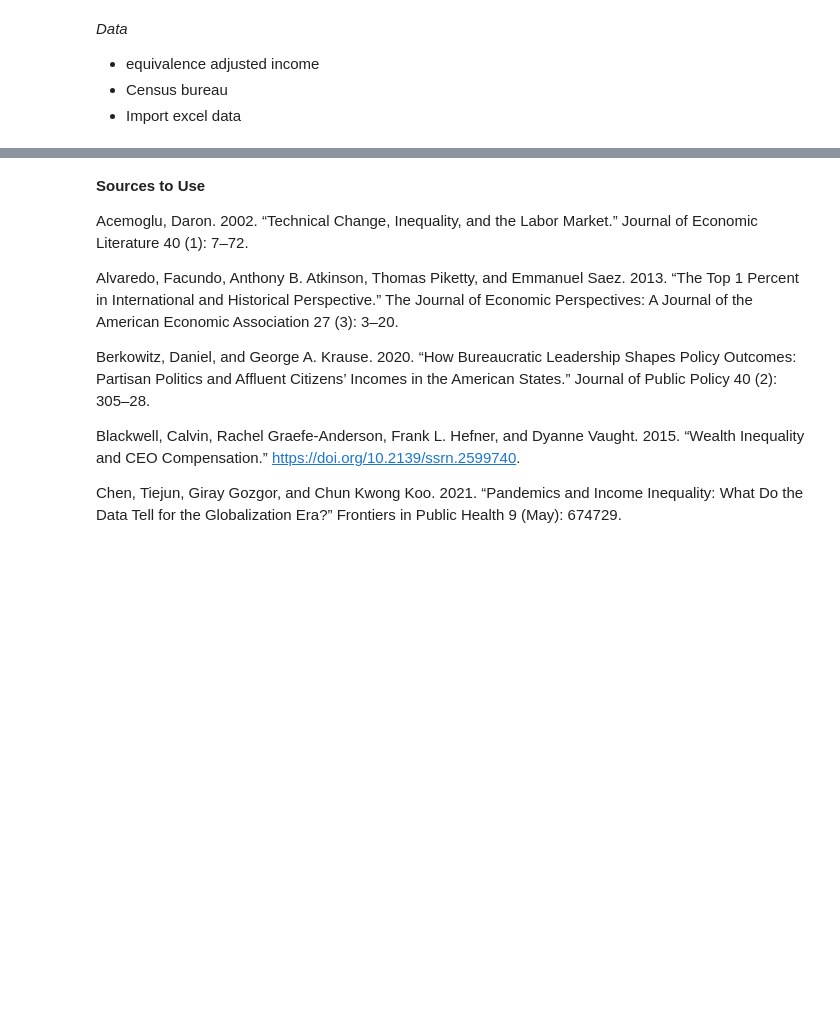
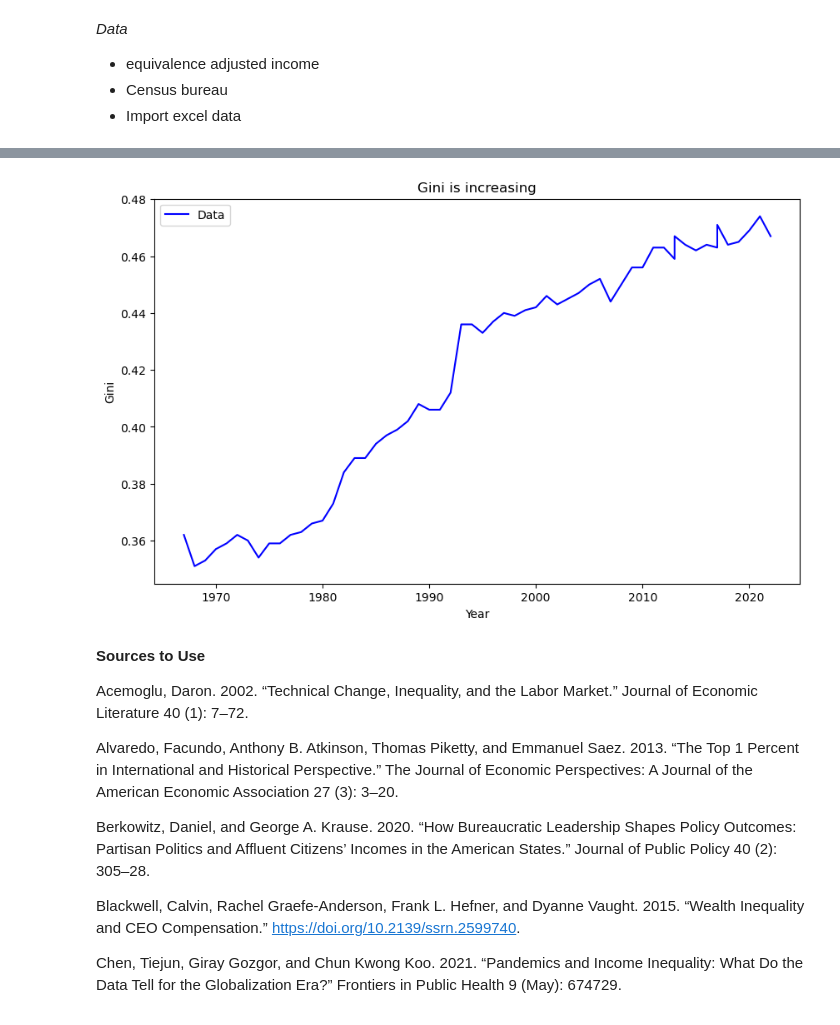
Before and after one commit to marcill1/as.180.369, a Jupyter notebook: contrib/marcill1/Arcillo-Abstract_Intro-Draft.ipynb, the cells around one changed output, grey strips where cells are left out. Saved outputs shown, nothing was run; the diff lists cells and outputs as text; code cells hidden in the pictures; blank space fills up the shorter version.

```diff
--- a/contrib/marcill1/Arcillo-Abstract_Intro-Draft.ipynb
+++ b/contrib/marcill1/Arcillo-Abstract_Intro-Draft.ipynb
@@ -67,3 +71,20 @@ df[['column1', 'column2']]
+# %%
+import matplotlib.pyplot as plt
+
+x = df['Year']
+y = df['Gini']
+
+
+plt.figure(figsize=(10, 6))
+plt.plot(x, y, linestyle='-', color='b', label='Data')
+plt.title('Gini is increasing')
+plt.xlabel('Year')
+plt.ylabel('Gini')
+plt.legend()
+plt.grid(False)
+plt.show()
+# %% [output]
+[figure, added]
 # %% [markdown]
 **Sources to Use**
 
```
Also changed, not shown: parts of 3 cells of this notebook, 1 other file.
